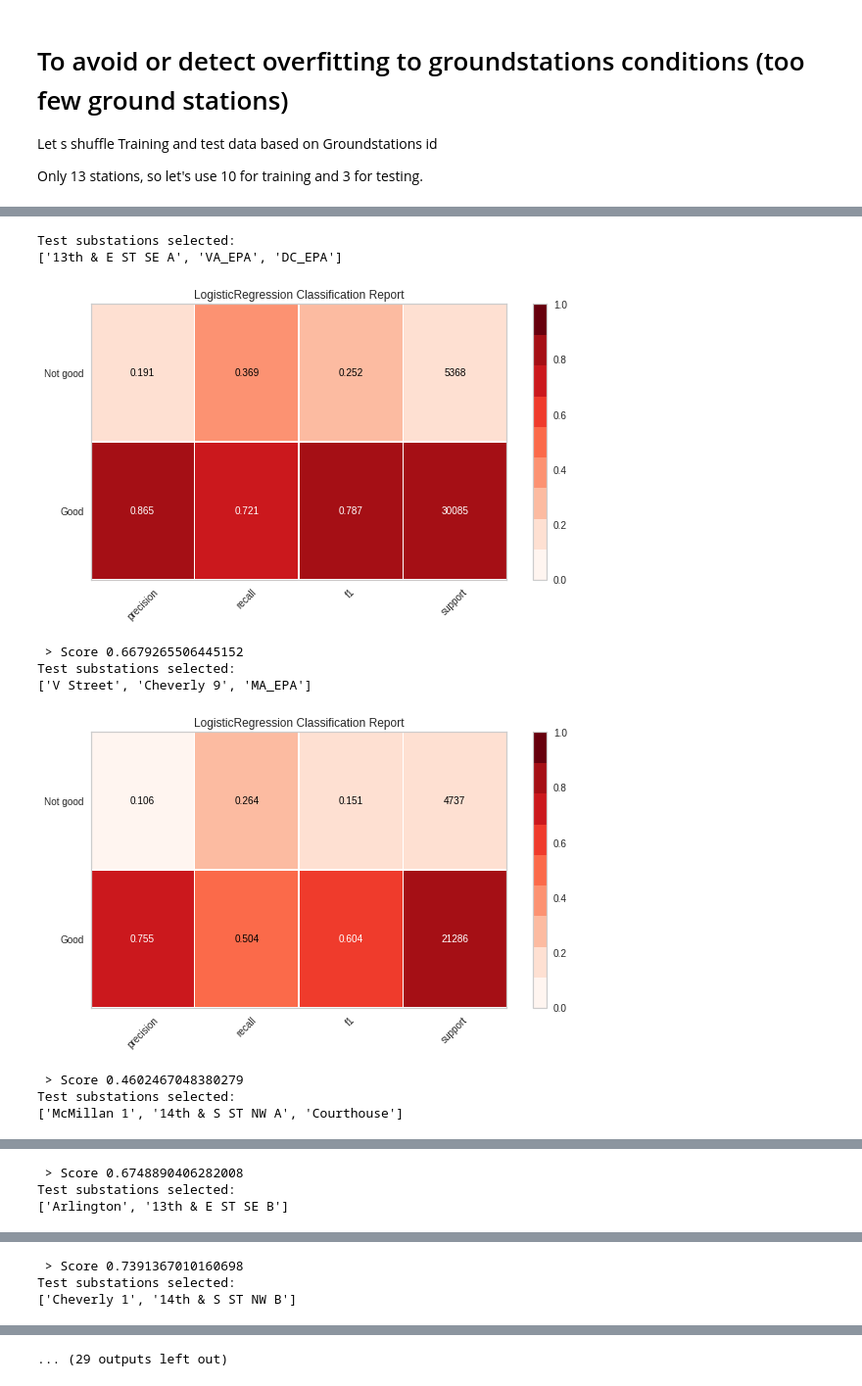
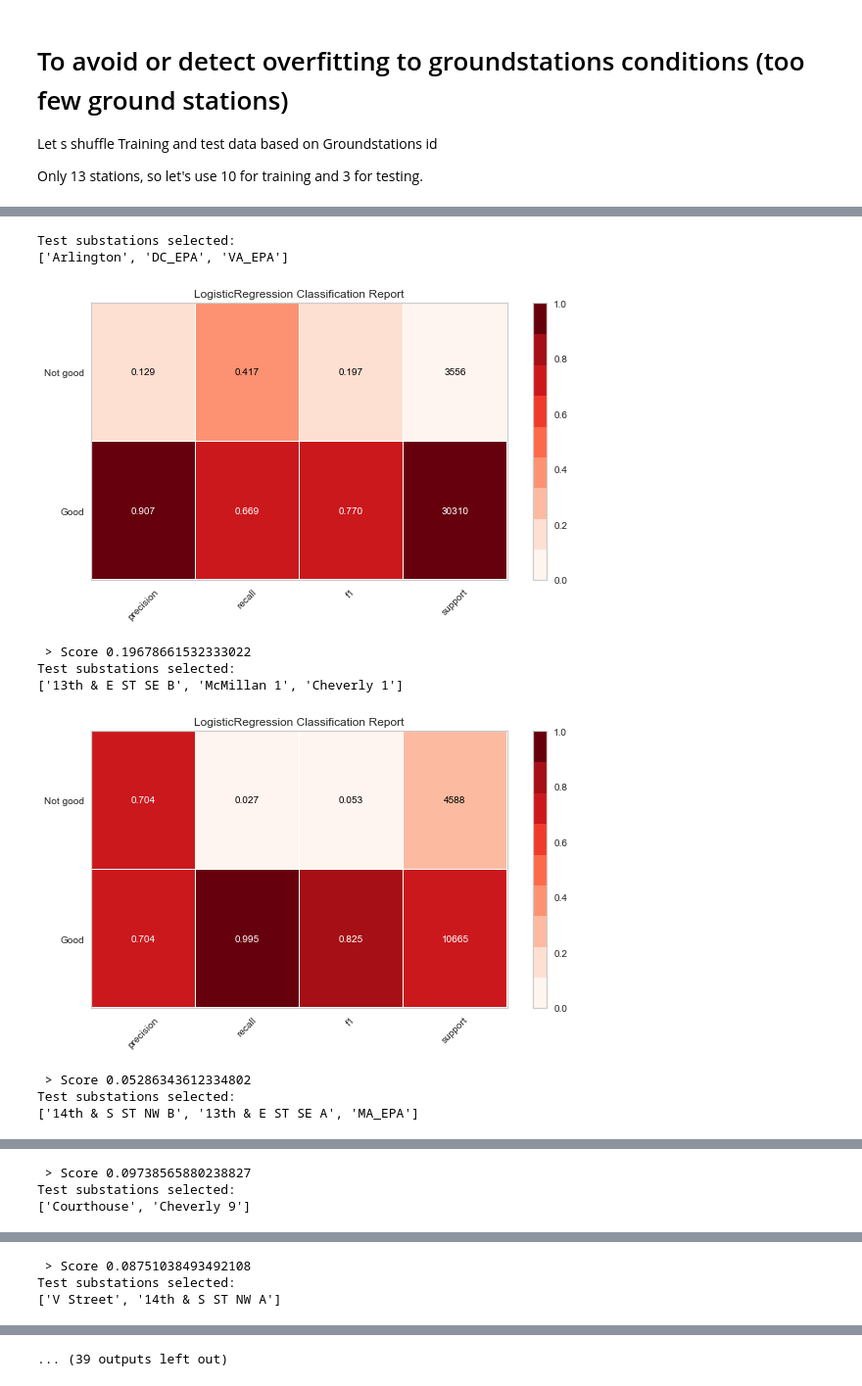
Before and after one commit to georgetown-analytics/Air-Pollution, a Jupyter notebook: model/model classif selection.ipynb, the cells around one changed output, grey strips where cells are left out. Shown: that part at 98% size. Saved outputs shown, nothing was run; the diff lists cells and outputs as text; code cells hidden in the pictures.

```diff
--- a/model/model classif selection.ipynb
+++ b/model/model classif selection.ipynb
@@ -175,7 +208,10 @@ def score_model(X, y, estimator, **kwargs):
     y = LabelEncoder().fit_transform(y)
 
     model = Pipeline([
-     ('preprocessor', StandardScaler()),
+     ('preprocessor', ColumnTransformer(
+    transformers=[
+        ('num', numeric_transformer, numericColumns),
+        ('cat', categorical_transformer, categoricalColumns)])),
      ('estimator', estimator)
     ])
 
@@ -198,7 +234,8 @@ models = [
     LogisticRegression(solver='lbfgs'), #LogisticRegressionCV(cv=3),
     BaggingClassifier(),
     ExtraTreesClassifier(n_estimators=100),
-    RandomForestClassifier(n_estimators=100)
+    RandomForestClassifier(n_estimators=100),
+    DecisionTreeClassifier()
 ]
 
 
@@ -281,10 +335,9 @@ import random
 def tts_gs(X, y, gs, test_size):
     stations = gs["station_id"].unique()
     nb_stations = len(stations) * test_size
-    print(nb_stations)
     my_randoms = random.sample(list(stations), int(nb_stations))
     filters = gs["station_id"].isin(my_randoms)
-    print('Test substations selected: ')
+    print('Substations selected for testing are : ')
     print(my_randoms)
     return X[~filters], X[filters], y[~filters], y[filters]
 
@@ -298,7 +351,10 @@ def visualize_model_gs(X_train, X_test, y_train, y_test, estimator):
     y_test = LabelEncoder().fit_transform(y_test)
 
     model = Pipeline([
-     ('preprocessor', StandardScaler()),
+     ("ColumnTransformer", ColumnTransformer(
+        transformers=[
+        ('num', numeric_transformer, numericColumns),
+        ('cat', categorical_transformer, categoricalColumns)])),
      ('estimator', estimator)
     ])
 
@@ -317,10 +373,10 @@ def visualize_model_gs(X_train, X_test, y_train, y_test, estimator):
     visualizer.fit(X_train, y_train)
     score = visualizer.score(X_test, y_test)
     visualizer.show()
-    return score
+    return visualizer.scores_
 
 X_train, X_test, y_train, y_test = tts_gs(X, y, gs, test_size=0.20)
 
 for model in models:
-    visualize_model_gs(X_train, X_test, y_train, y_test, model)
+    s= visualize_model_gs(X_train, X_test, y_train, y_test, model)
 # %% [output]
@@ -334,5 +390,10 @@ Test substations selected:
 # %%
-#Let's remove all x/y features and keep just "postion in decimal degrees"
+#Remove all x/y features and keep just "postion in decimal degrees"
+#We consider a dimension reduction from location dependant features inside X and Y
+#Make also possible to predict in one step the pollution
+#That, s not optimal for having good prediction because GIS feature are the most related to our AQI value
+# location + weather --> air qual
+# versus Location --> GIS variable + weather --> Air Qual
 features_noGIS = df[[
     'x',
     'y',
@@ -351,11 +412,19 @@ features_noGIS = df[[
     'ATM'
 ]].astype(np.float64)
 
+features.loc[:,'dayofweek'] = features['dayofweek'].astype('category')
+
+numericColumns = ['x','y',
+    'dayofweek', 'sin_day', 'cos_day', 'sin_year', 'cos_year',
+    'TEMP', 'cos_wind', 'sin_wind', 'Wind-Rate', 'DEW', 'SKY', 'VIS',  'ATM'
+    ]
+categoricalColumns = ['dayofweek']
+
 #features_noGIS.loc[:,'dayofweek'] = features['dayofweek'].astype('category')
 
 X=features_noGIS
-numeric_features = X.select_dtypes(include=['int64', 'float64']).columns
-categorical_features = X.select_dtypes(include=['object']).columns
+#numeric_features = X.select_dtypes(include=['int64', 'float64']).columns
+#categorical_features = X.select_dtypes(include=['object']).columns
 
 
 models = [
@@ -366,7 +435,8 @@ models = [
     LogisticRegression(solver='lbfgs'), #LogisticRegressionCV(cv=3),
     BaggingClassifier(),
     ExtraTreesClassifier(n_estimators=100),
-    RandomForestClassifier(n_estimators=100)
+    RandomForestClassifier(n_estimators=100),
+    DecisionTreeClassifier()
 ]
 # %%
 X_train, X_test, y_train, y_test = tts_gs(X, y, gs, test_size=0.20)
@@ -397,39 +474,40 @@ def tts_grps(X, y, groups):
 
 stations = list(gs["station_id"].unique())
 stations_groups = [[], [], [], [], []]
 
 totStations = len(stations)
 for i in range(totStations):
     random_item_from_list = random.choice(stations)
     stations.remove(random_item_from_list)
     stations_groups[i % 5].append(random_item_from_list)
 
 dfScores = pd.DataFrame(
     columns = ['model', 'group1', 'group2', 'group3', 'group4', 'group5', 'Var', 'Mean']
 )
 
 for model in models:
     scores = []
     for groups in stations_groups:
         X_train, X_test, y_train, y_test = tts_grps(X, y, groups)
-        score = visualize_model_gs(X_train, X_test, y_train, y_test, model)
+        scores_ = visualize_model_gs(X_train, X_test, y_train, y_test, model)
+        score = scores_['f1']['Not good']
         print(" > Score {}".format(score))
         scores.append(score)
     print(" >> Mean score {}".format(sum(scores) / len(stations_groups)))
     mean = sum(scores) / len(stations_groups)
     scores.append(sum((i - mean) ** 2 for i in scores) / len(scores))
     scores.append(mean)
     scores.insert(0, str(model).split("(")[0])
     print(scores)
     dfScores.loc[len(dfScores)] = scores
 # %% [output]
 Test substations selected:
-['13th & E ST SE A', 'VA_EPA', 'DC_EPA']
+['Arlington', 'DC_EPA', 'VA_EPA']
-[figure, old version]
+[figure, new version]
- > Score 0.6679265506445152
+ > Score 0.19678661532333022
 Test substations selected:
-['V Street', 'Cheverly 9', 'MA_EPA']
+['13th & E ST SE B', 'McMillan 1', 'Cheverly 1']
-[figure, old version]
+[figure, new version]
- > Score 0.4602467048380279
+ > Score 0.05286343612334802
 Test substations selected:
-['McMillan 1', '14th & S ST NW A', 'Courthouse']
+['14th & S ST NW B', '13th & E ST SE A', 'MA_EPA']
@@ -437,3 +515,3 @@ Test substations selected:
- > Score 0.6748890406282008
+ > Score 0.09738565880238827
 Test substations selected:
-['Arlington', '13th & E ST SE B']
+['Courthouse', 'Cheverly 9']
@@ -441,3 +519,3 @@ Test substations selected:
- > Score 0.7391367010160698
+ > Score 0.08751038493492108
 Test substations selected:
-['Cheverly 1', '14th & S ST NW B']
+['V Street', '14th & S ST NW A']
@@ -451,4 +529,4 @@ Test substations selected:
-... (29 outputs left out)
+... (39 outputs left out)
 # %%
 dfScores.head(7)
 # %% [output]
```
Also changed, not shown: parts of 18 cells of this notebook, 1 other file.
